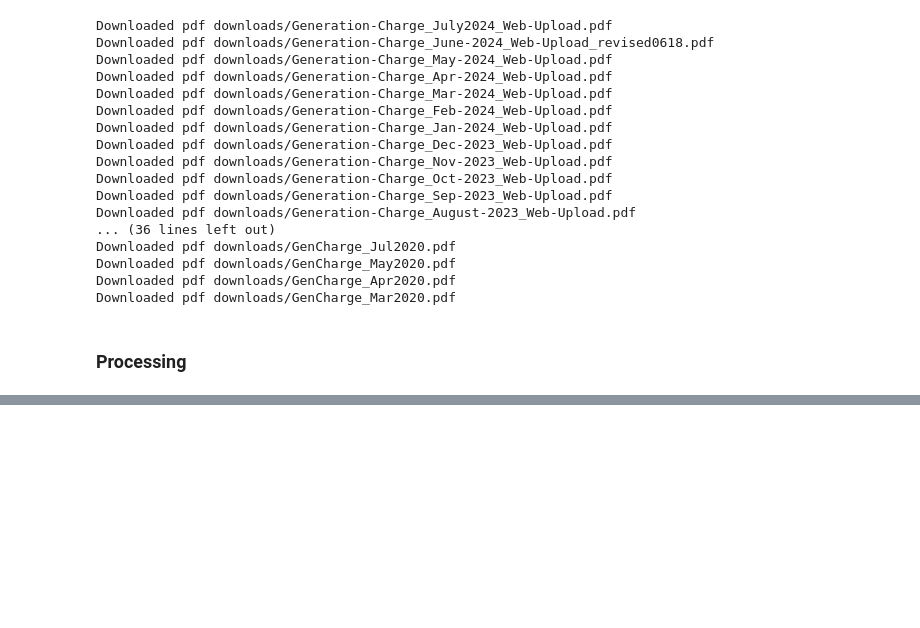
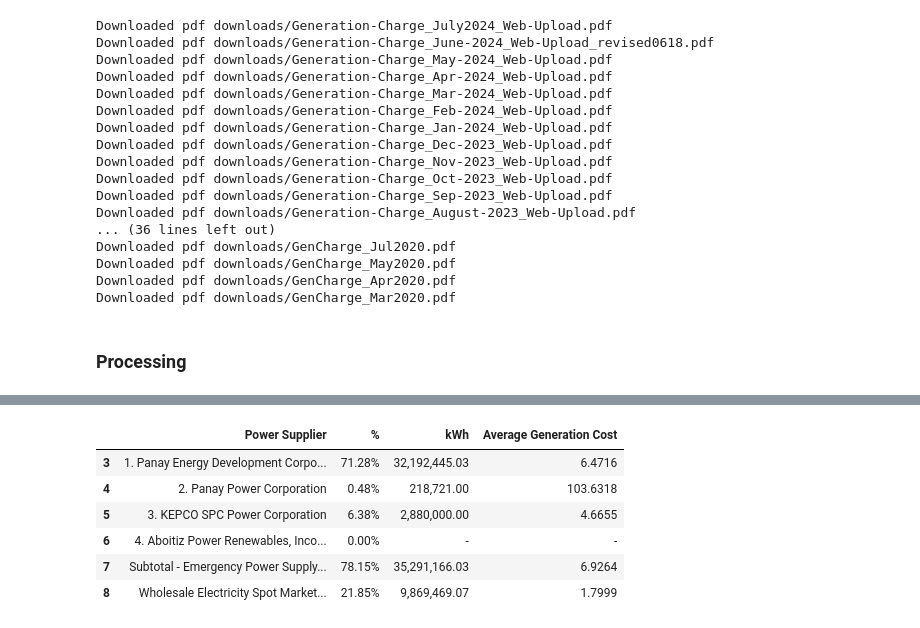
Before and after one commit to andreasenson/Scrape-DU-Generation-Charge, a Jupyter notebook: MEPC/scrape_MEPC.ipynb, the cells around one changed output, grey strips where cells are left out. Cells and saved outputs as stored; diff of their text form; code cells hidden in the pictures; blank space fills up the shorter version.

```diff
--- a/MEPC/scrape_MEPC.ipynb
+++ b/MEPC/scrape_MEPC.ipynb
@@ -155,0 +211,26 @@ combined_df
+# %%
+# Find the index of the row containing the word "Supply" in the first column
+start_index = sliced_cols_df[sliced_cols_df.iloc[:, 0].str.contains('CONTRACTS', case=False, na=False)].index[0] + 1
+
+# Find the index of the row containing the word "Market" in the first column
+end_index = sliced_cols_df[
+    sliced_cols_df.iloc[:, 0].str.contains(r'WESM', case=False, na=False)
+].index[0]
+
+# Slice the DataFrame to include rows between start_index and end_index (inclusive)
+sliced_rows_df = sliced_cols_df.iloc[start_index:end_index + 1]
+
+# Exclude the row that contains the word "Metering" in the first column
+sliced_rows_df = sliced_rows_df[~sliced_rows_df.iloc[:, 0].str.contains('Metering', case=False, na=False)]
+
+sliced_rows_df.columns = ["Power Supplier", "%", "kWh", "Average Generation Cost"]
+
+sliced_rows_df
+# %% [output]
+|  | Power Supplier | % | kWh | Average Generation Cost |
+| 3 | 1. Panay Energy Development Corpo... | 71.28% | 32,192,445.03 | 6.4716 |
+| 4 | 2. Panay Power Corporation | 0.48% | 218,721.00 | 103.6318 |
+| 5 | 3. KEPCO SPC Power Corporation | 6.38% | 2,880,000.00 | 4.6655 |
+| 6 | 4. Aboitiz Power Renewables, Inco... | 0.00% | - | - |
+| 7 | Subtotal - Emergency Power Supply... | 78.15% | 35,291,166.03 | 6.9264 |
+| 8 | Wholesale Electricity Spot Market... | 21.85% | 9,869,469.07 | 1.7999 |
```
Also changed, not shown: parts of 4 cells of this notebook.
